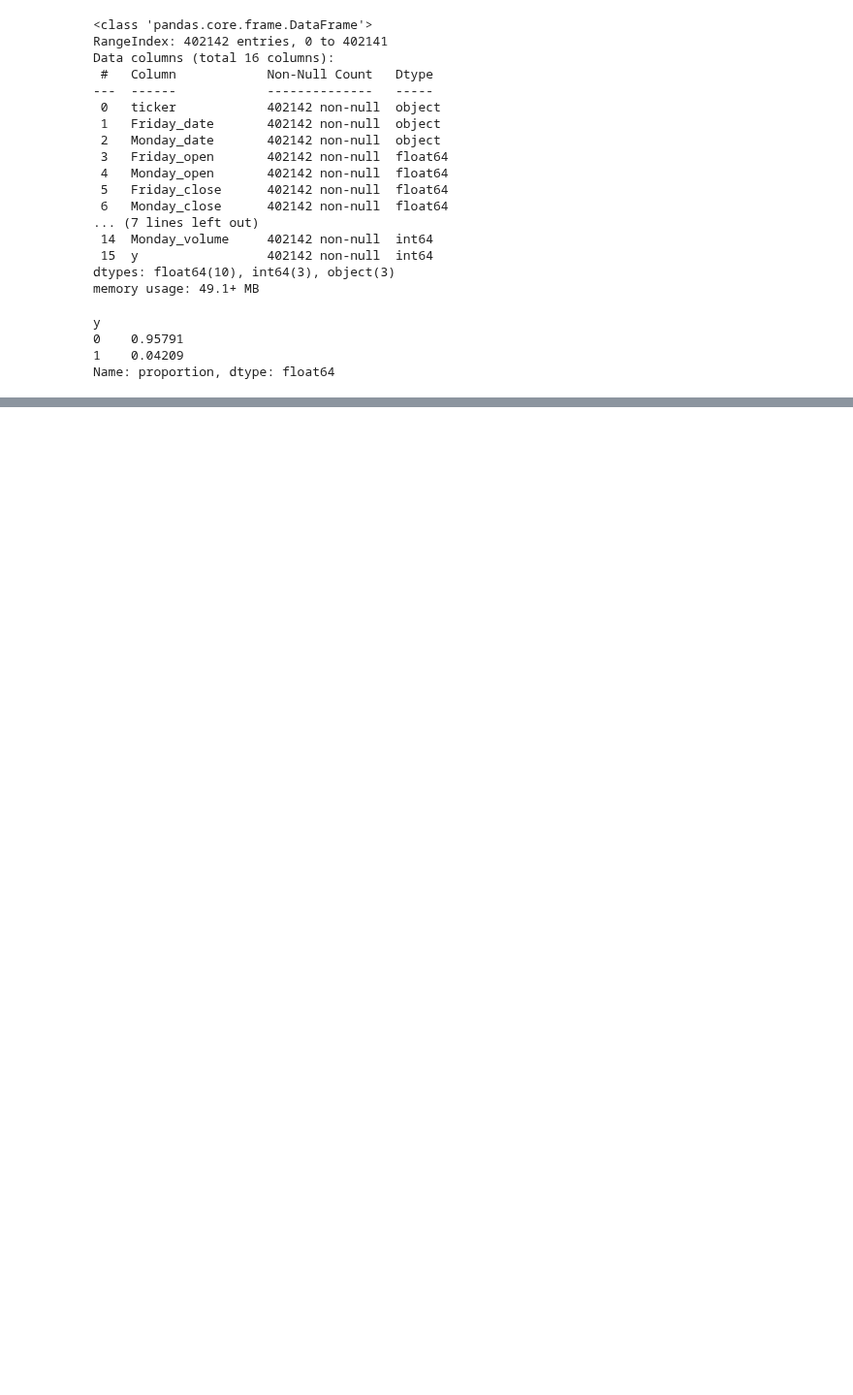
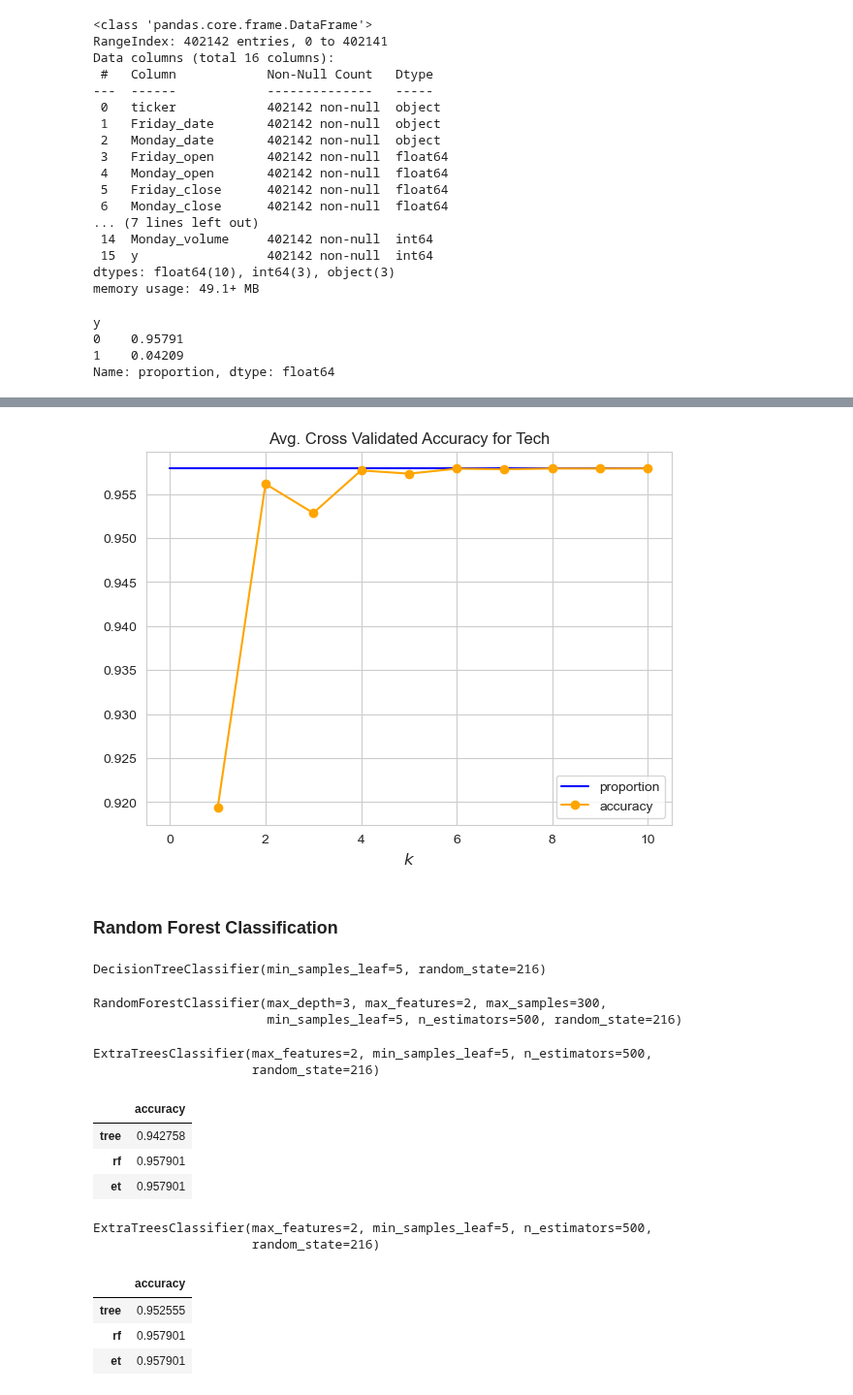
Before and after one commit to ghuckabe/DSTMarketAnalysis, a Jupyter notebook: kaggle_tech_classify.ipynb, the cells around one changed output, grey strips where cells are left out. Shown at 97% size. Cells and saved outputs as stored; diff of their text form; code cells hidden in the pictures; blank space fills up the shorter version.

```diff
--- a/kaggle_tech_classify.ipynb
+++ b/kaggle_tech_classify.ipynb
@@ -576,0 +592,2 @@ Name: proportion, dtype: float64
+# %%
+metrics = tech_train.columns[3:-1]
@@ -591,0 +699,21 @@ Index(['ticker', 'Friday_date', 'Monday_date', 'Friday_index', 'Monday_index',
+# %%
+## Plots the accuracies as a function of k
+plt.figure(figsize=(7,5))
+
+plt.plot([0,10],[0.957911,0.957911],label='proportion',color='b')
+
+plt.plot(ks,
+         np.mean(k_all_accs, axis=0),
+         '-o',color='orange',label='accuracy')
+
+plt.xticks(fontsize=10)
+plt.yticks(fontsize=10)
+plt.xlabel("$k$", fontsize=12)
+plt.title("Avg. Cross Validated Accuracy for Tech", fontsize=12)
+
+plt.legend()
+plt.show()
+# %% [output]
+[figure, added]
+# %% [markdown]
+### Random Forest Classification
@@ -591,0 +752,23 @@ Index(['ticker', 'Friday_date', 'Monday_date', 'Friday_index', 'Monday_index',
+# %%
+## Fit the models
+tree.fit(tech_train[metrics],tech_train['y'])
+# %% [output]
+DecisionTreeClassifier(min_samples_leaf=5, random_state=216)
+# %%
+rf.fit(tech_train[metrics],tech_train['y'])
+# %% [output]
+RandomForestClassifier(max_depth=3, max_features=2, max_samples=300,
+                       min_samples_leaf=5, n_estimators=500, random_state=216)
+# %%
+et.fit(tech_train[metrics],tech_train['y'])
+# %% [output]
+ExtraTreesClassifier(max_features=2, min_samples_leaf=5, n_estimators=500,
+                     random_state=216)
+# %%
+accs = [accuracy_score(tech_test['y'], tree.predict(tech_test[metrics])),  accuracy_score(tech_test['y'], rf.predict(tech_test[metrics])), accuracy_score(tech_test['y'], et.predict(tech_test[metrics]))]
+pd.DataFrame(accs, index= ['tree', 'rf', 'et'], columns = ['accuracy'])
+# %% [output]
+|  | accuracy |
+| tree | 0.942758 |
+| rf | 0.957901 |
+| et | 0.957901 |
@@ -591,0 +777,16 @@ Index(['ticker', 'Friday_date', 'Monday_date', 'Friday_index', 'Monday_index',
+# %%
+## Fit the models
+tree.fit(tech_train[diffs],tech_train['y'])
+rf.fit(tech_train[diffs],tech_train['y'])
+et.fit(tech_train[diffs],tech_train['y'])
+# %% [output]
+ExtraTreesClassifier(max_features=2, min_samples_leaf=5, n_estimators=500,
+                     random_state=216)
+# %%
+accs = [accuracy_score(tech_test['y'], tree.predict(tech_test[diffs])),  accuracy_score(tech_test['y'], rf.predict(tech_test[diffs])), accuracy_score(tech_test['y'], et.predict(tech_test[diffs]))]
+pd.DataFrame(accs, index= ['tree', 'rf', 'et'], columns = ['accuracy'])
+# %% [output]
+|  | accuracy |
+| tree | 0.952555 |
+| rf | 0.957901 |
+| et | 0.957901 |
```
Also changed, not shown: parts of 25 cells of this notebook.
